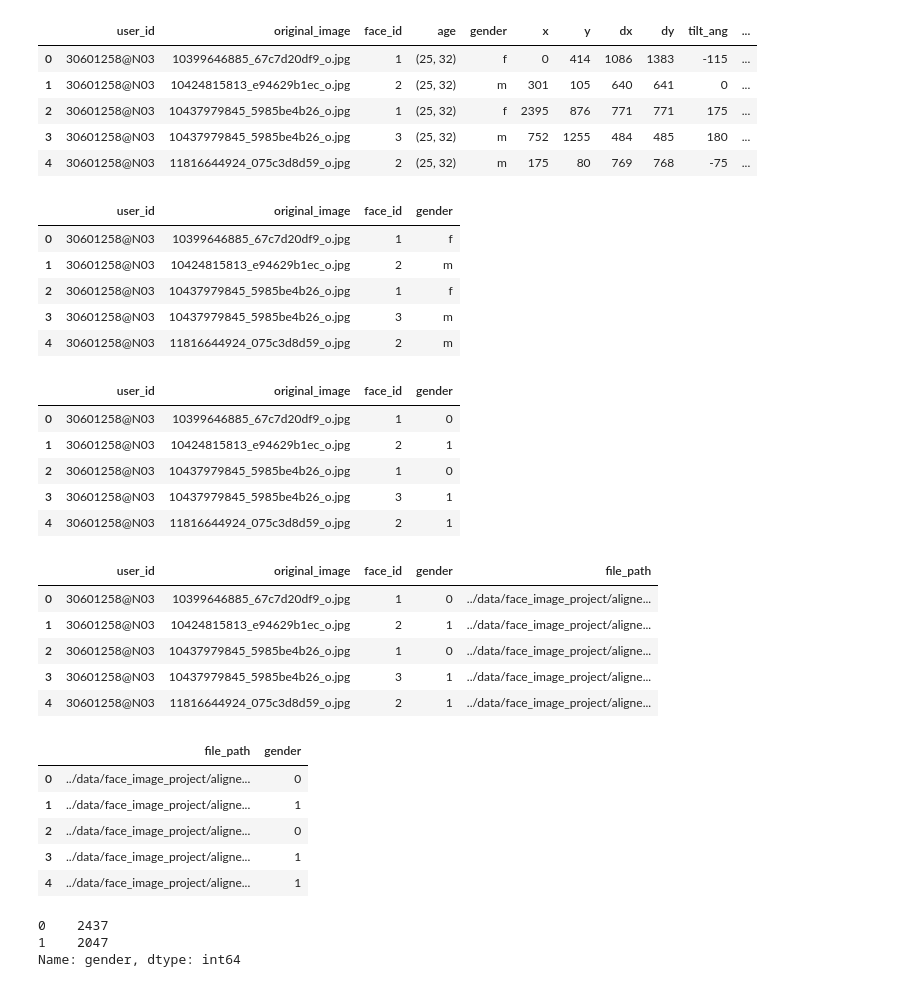
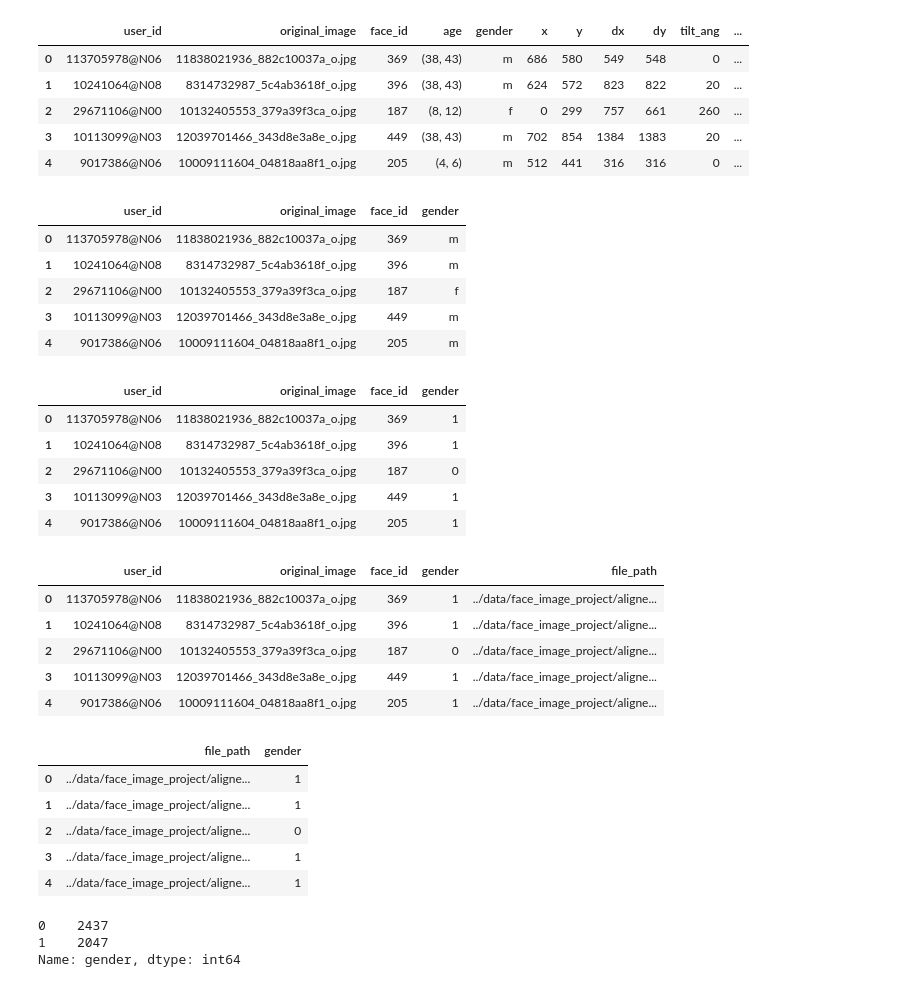
Before and after one commit to davidmrdavid/demographics_net, a Jupyter notebook: src/notebooks/2. Vainilla CNNs.ipynb, the cells around one changed output. Cells and saved outputs as stored; diff of their text form; code cells hidden in the pictures.

```diff
--- a/src/notebooks/2. Vainilla CNNs.ipynb
+++ b/src/notebooks/2. Vainilla CNNs.ipynb
@@ -14,35 +17,36 @@ from keras.preprocessing.image import ImageDataGenerator, array_to_img, img_to_a
 # %%
 # Get the data
 data = pd.read_csv(filepath_or_buffer="../data/face_image_project/fold_0_data.txt", sep="\t")
+data = data.sample(frac=1).reset_index(drop=True)
 data.head()
 # %% [output]
 |  | user_id | original_image | face_id | age | gender | x | y | dx | dy | tilt_ang | ... |
-| 0 | 30601258@N03 | 10399646885_67c7d20df9_o.jpg | 1 | (25, 32) | f | 0 | 414 | 1086 | 1383 | -115 | ... |
-| 1 | 30601258@N03 | 10424815813_e94629b1ec_o.jpg | 2 | (25, 32) | m | 301 | 105 | 640 | 641 | 0 | ... |
-| 2 | 30601258@N03 | 10437979845_5985be4b26_o.jpg | 1 | (25, 32) | f | 2395 | 876 | 771 | 771 | 175 | ... |
-| 3 | 30601258@N03 | 10437979845_5985be4b26_o.jpg | 3 | (25, 32) | m | 752 | 1255 | 484 | 485 | 180 | ... |
-| 4 | 30601258@N03 | 11816644924_075c3d8d59_o.jpg | 2 | (25, 32) | m | 175 | 80 | 769 | 768 | -75 | ... |
+| 0 | 113705978@N06 | 11838021936_882c10037a_o.jpg | 369 | (38, 43) | m | 686 | 580 | 549 | 548 | 0 | ... |
+| 1 | 10241064@N08 | 8314732987_5c4ab3618f_o.jpg | 396 | (38, 43) | m | 624 | 572 | 823 | 822 | 20 | ... |
+| 2 | 29671106@N00 | 10132405553_379a39f3ca_o.jpg | 187 | (8, 12) | f | 0 | 299 | 757 | 661 | 260 | ... |
+| 3 | 10113099@N03 | 12039701466_343d8e3a8e_o.jpg | 449 | (38, 43) | m | 702 | 854 | 1384 | 1383 | 20 | ... |
+| 4 | 9017386@N06 | 10009111604_04818aa8f1_o.jpg | 205 | (4, 6) | m | 512 | 441 | 316 | 316 | 0 | ... |
 # %%
 data = data[["user_id","original_image","face_id","gender"]]
 data.head()
 # %% [output]
 |  | user_id | original_image | face_id | gender |
-| 0 | 30601258@N03 | 10399646885_67c7d20df9_o.jpg | 1 | f |
-| 1 | 30601258@N03 | 10424815813_e94629b1ec_o.jpg | 2 | m |
-| 2 | 30601258@N03 | 10437979845_5985be4b26_o.jpg | 1 | f |
-| 3 | 30601258@N03 | 10437979845_5985be4b26_o.jpg | 3 | m |
-| 4 | 30601258@N03 | 11816644924_075c3d8d59_o.jpg | 2 | m |
+| 0 | 113705978@N06 | 11838021936_882c10037a_o.jpg | 369 | m |
+| 1 | 10241064@N08 | 8314732987_5c4ab3618f_o.jpg | 396 | m |
+| 2 | 29671106@N00 | 10132405553_379a39f3ca_o.jpg | 187 | f |
+| 3 | 10113099@N03 | 12039701466_343d8e3a8e_o.jpg | 449 | m |
+| 4 | 9017386@N06 | 10009111604_04818aa8f1_o.jpg | 205 | m |
 # %%
 data.loc[data.gender != "m", "gender"] = 0
 data.loc[data.gender == "m", "gender"] = 1
 data.head()
 # %% [output]
 |  | user_id | original_image | face_id | gender |
-| 0 | 30601258@N03 | 10399646885_67c7d20df9_o.jpg | 1 | 0 |
-| 1 | 30601258@N03 | 10424815813_e94629b1ec_o.jpg | 2 | 1 |
-| 2 | 30601258@N03 | 10437979845_5985be4b26_o.jpg | 1 | 0 |
-| 3 | 30601258@N03 | 10437979845_5985be4b26_o.jpg | 3 | 1 |
-| 4 | 30601258@N03 | 11816644924_075c3d8d59_o.jpg | 2 | 1 |
+| 0 | 113705978@N06 | 11838021936_882c10037a_o.jpg | 369 | 1 |
+| 1 | 10241064@N08 | 8314732987_5c4ab3618f_o.jpg | 396 | 1 |
+| 2 | 29671106@N00 | 10132405553_379a39f3ca_o.jpg | 187 | 0 |
+| 3 | 10113099@N03 | 12039701466_343d8e3a8e_o.jpg | 449 | 1 |
+| 4 | 9017386@N06 | 10009111604_04818aa8f1_o.jpg | 205 | 1 |
 # %%
 path_template = "../data/face_image_project/aligned/%s/landmark_aligned_face.%d.%s"
 data["file_path"] = data[["user_id","face_id","original_image"]].apply(lambda x:
@@ -51,17 +55,17 @@ data["file_path"] = data[["user_id","face_id","original_image"]].apply(lambda x:
 data.head()
 # %% [output]
 |  | user_id | original_image | face_id | gender | file_path |
-| 0 | 30601258@N03 | 10399646885_67c7d20df9_o.jpg | 1 | 0 | ../data/face_image_project/aligne... |
-| 1 | 30601258@N03 | 10424815813_e94629b1ec_o.jpg | 2 | 1 | ../data/face_image_project/aligne... |
-| 2 | 30601258@N03 | 10437979845_5985be4b26_o.jpg | 1 | 0 | ../data/face_image_project/aligne... |
-| 3 | 30601258@N03 | 10437979845_5985be4b26_o.jpg | 3 | 1 | ../data/face_image_project/aligne... |
-| 4 | 30601258@N03 | 11816644924_075c3d8d59_o.jpg | 2 | 1 | ../data/face_image_project/aligne... |
+| 0 | 113705978@N06 | 11838021936_882c10037a_o.jpg | 369 | 1 | ../data/face_image_project/aligne... |
+| 1 | 10241064@N08 | 8314732987_5c4ab3618f_o.jpg | 396 | 1 | ../data/face_image_project/aligne... |
+| 2 | 29671106@N00 | 10132405553_379a39f3ca_o.jpg | 187 | 0 | ../data/face_image_project/aligne... |
+| 3 | 10113099@N03 | 12039701466_343d8e3a8e_o.jpg | 449 | 1 | ../data/face_image_project/aligne... |
+| 4 | 9017386@N06 | 10009111604_04818aa8f1_o.jpg | 205 | 1 | ../data/face_image_project/aligne... |
 # %%
 data = data[["file_path","gender"]]
 data.head()
 # %% [output]
 |  | file_path | gender |
-| 0 | ../data/face_image_project/aligne... | 0 |
+| 0 | ../data/face_image_project/aligne... | 1 |
 | 1 | ../data/face_image_project/aligne... | 1 |
 | 2 | ../data/face_image_project/aligne... | 0 |
 | 3 | ../data/face_image_project/aligne... | 1 |
```
Also changed, not shown: parts of 11 cells of this notebook.
